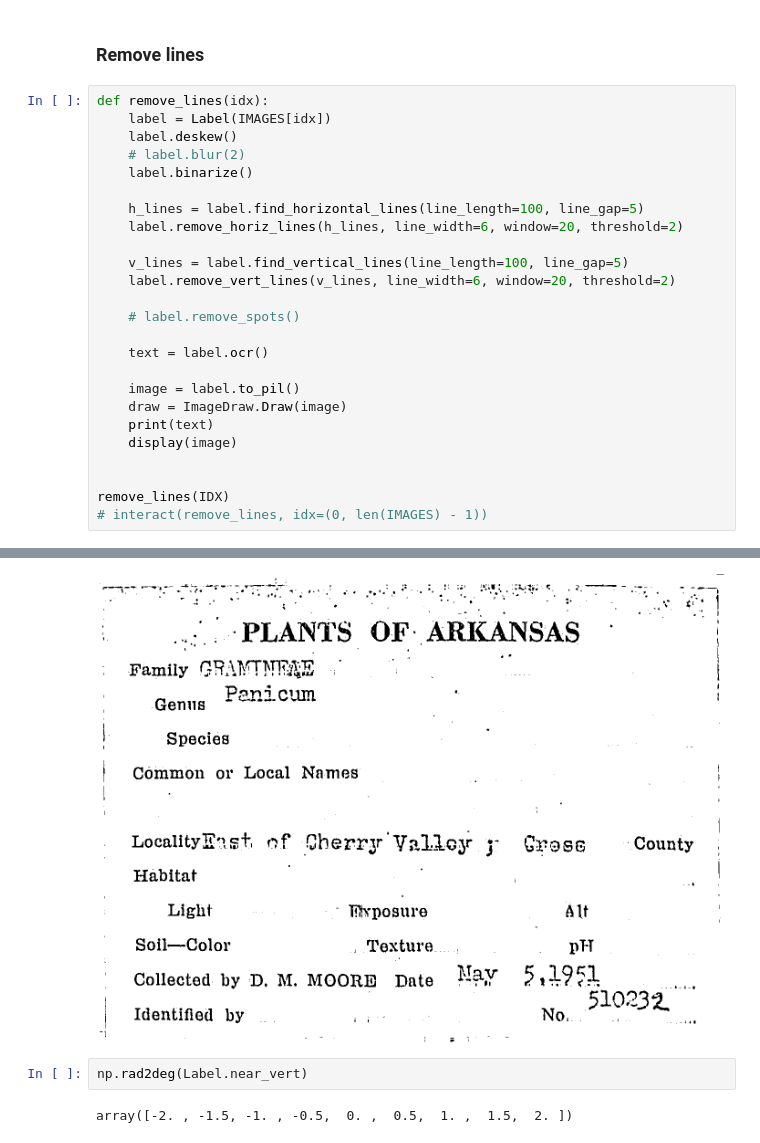
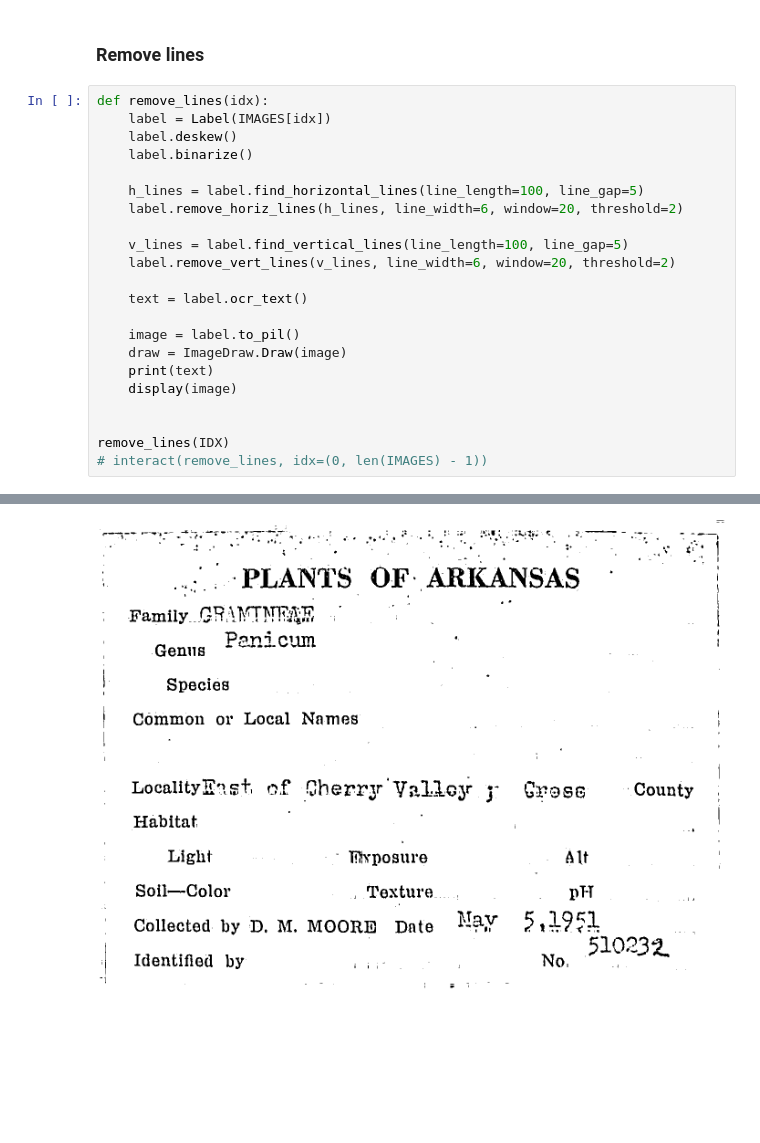
Before and after one commit to rafelafrance/digi_leap_old, a Jupyter notebook: scratch/remove_lines.ipynb, the cells around one changed output, grey strips where cells are left out. Saved outputs shown, nothing was run; the diff lists cells and outputs as text; blank space fills up the shorter version.

```diff
--- a/scratch/remove_lines.ipynb
+++ b/scratch/remove_lines.ipynb
@@ -108,7 +104,6 @@ show_lines(IDX)
 def remove_lines(idx):
     label = Label(IMAGES[idx])
     label.deskew()
-    # label.blur(2)
     label.binarize()
 
     h_lines = label.find_horizontal_lines(line_length=100, line_gap=5)
@@ -117,9 +112,7 @@ def remove_lines(idx):
     v_lines = label.find_vertical_lines(line_length=100, line_gap=5)
     label.remove_vert_lines(v_lines, line_width=6, window=20, threshold=2)
 
-    # label.remove_spots()
-
-    text = label.ocr()
+    text = label.ocr_text()
 
     image = label.to_pil()
     draw = ImageDraw.Draw(image)
@@ -150,7 +143,3 @@ No.
-[figure, old version]
+[figure, new version]
-# %%
-np.rad2deg(Label.near_vert)
-# %% [output]
-array([-2. , -1.5, -1. , -0.5,  0. ,  0.5,  1. ,  1.5,  2. ])
 # %%
 %%javascript
```
Also changed, not shown: parts of 5 cells of this notebook, 4 other files.
